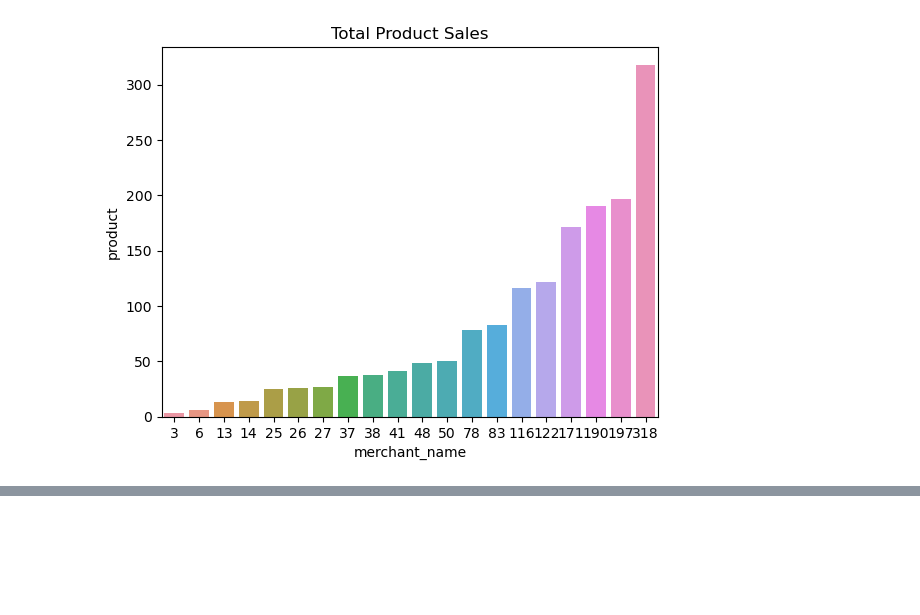
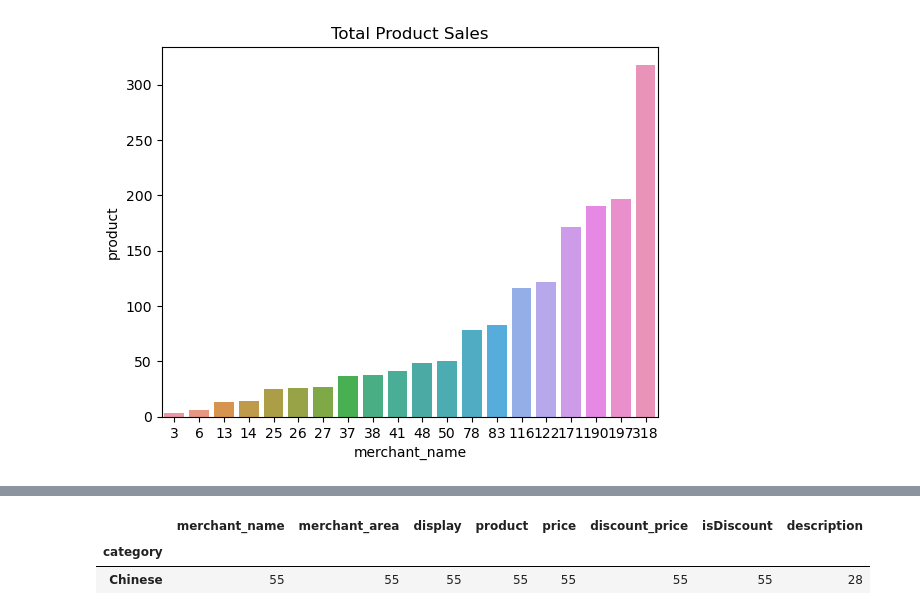
Before and after one commit to Edy-Mochamad/Analysis-Product-Revenue, a Jupyter notebook: produklist.ipynb, the cells around one changed output, grey strips where cells are left out. Cells and saved outputs as stored; diff of their text form; code cells hidden in the pictures; blank space fills up the shorter version.

Commit message:
find most ordered chinese food

```diff
--- a/produklist.ipynb
+++ b/produklist.ipynb
@@ -275,0 +265,8 @@ cek.head(10)
+# %%
+dst_5 = dataset[dataset['merchant_name'].str.contains('369 Shanghai, Jemursari')]
+dst_5 = dst_5.groupby(['category']).count().sort_values(by = 'category', ascending = False)
+dst_5
+# %% [output]
+|  | merchant_name | merchant_area | display | product | price | discount_price | isDiscount | description |
+| category |  |  |  |  |  |  |  |  |
+| Chinese | 55 | 55 | 55 | 55 | 55 | 55 | 55 | 28 |
```
Also changed, not shown: parts of 3 cells of this notebook.
